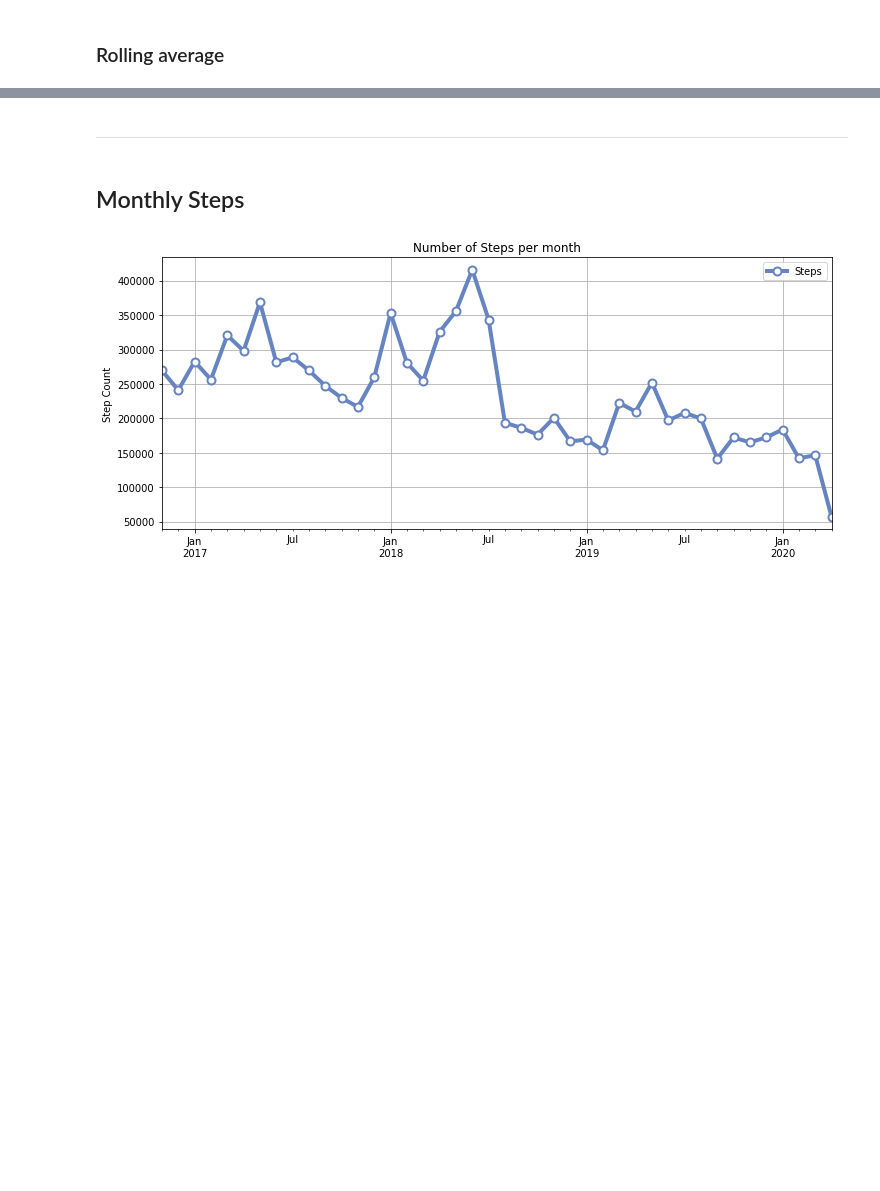
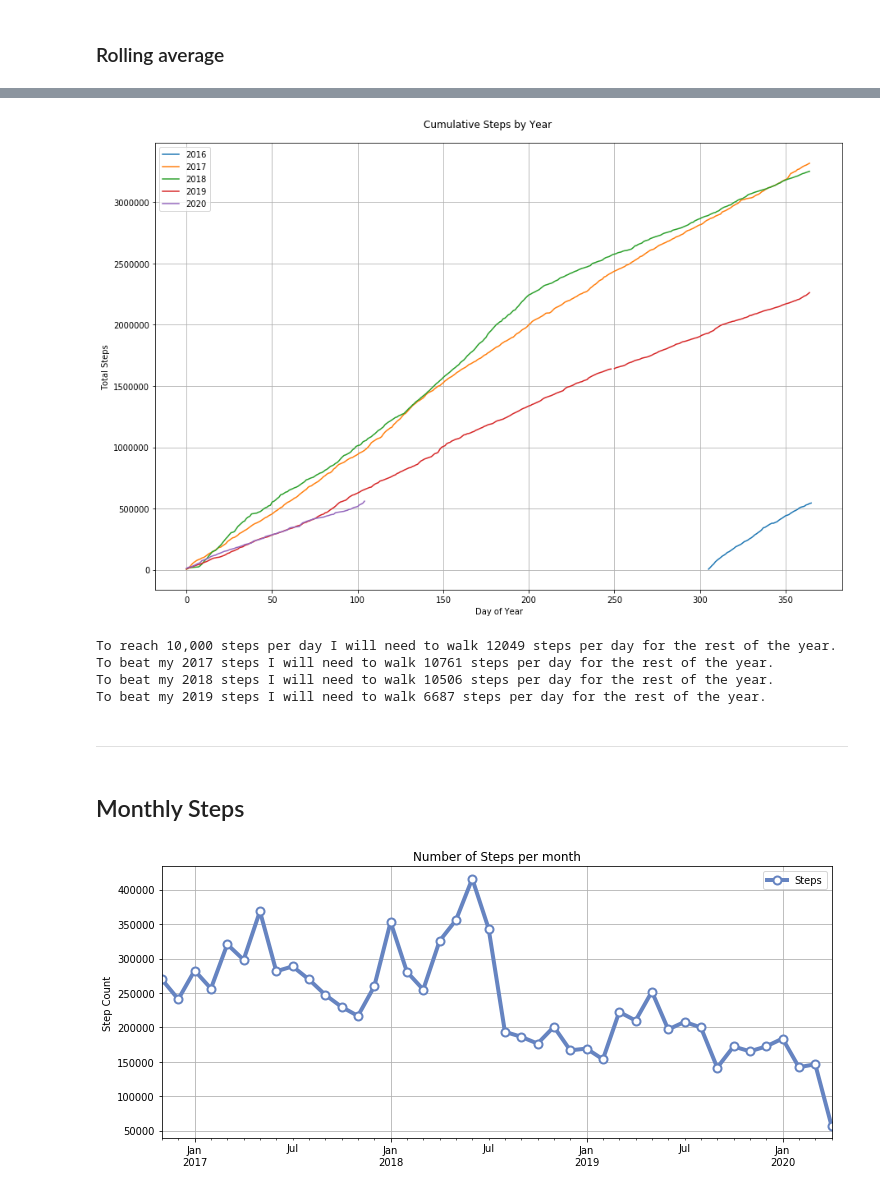
Before and after one commit to gregmames/qs_ledger, a Jupyter notebook: apple_health/apple_health_data_processor.ipynb, the cells around one changed output, grey strips where cells are left out. Saved outputs shown, nothing was run; the diff lists cells and outputs as text; code cells hidden in the pictures; blank space fills up the shorter version.

```diff
--- a/apple_health/apple_health_data_processor.ipynb
+++ b/apple_health/apple_health_data_processor.ipynb
@@ -102,9 +106,2 @@ steps_by_date = pd.concat([fb2, steps_by_date], ignore_index=True)
-# %%
-steps_by_date['RollingMeanSteps'] = steps_by_date.Steps.rolling(window=7, center=True).mean()
-
-steps_by_date=steps_by_date.dropna(axis=0)
-steps_by_date['date']=pd.to_datetime(steps_by_date['date'])
-
-# print(steps_by_date.head(10))
 # %% [markdown]
 ### Rolling average
@@ -124,3 +151,56 @@ plt.show()
+# %%
+df = steps_by_date.copy()
+df['date'] = pd.to_datetime(df['date'])
+# fb['date'] = fb['Date'].dt.strftime('%Y-%m-%d')
+# fb['year_month'] = fb['Date'].dt.strftime('%Y-%m')
+df['year'] = df['date'].dt.year
+# fb['month'] = fb['Date'].dt.month
+# fb['day'] = fb['Date'].dt.day
+# fb['dow'] = fb['Date'].dt.weekday
+df['doy'] = df['date'].dt.dayofyear
+
+steps_by_year = pd.pivot_table(df, index='doy', columns='year', values='Steps', aggfunc='sum').reset_index().rename_axis(None, axis=1)
+# steps_by_year['2016cum']=steps_by_year['2016']
+
+
+# print(steps_by_year[2016])
+
+
+plt.figure(figsize=[15,10])
+plt.suptitle('Cumulative Steps by Year', fontsize=12, y=.92)
+plt.grid(True)
+plt.plot(steps_by_year[2016].cumsum(), label='2016')
+plt.plot(steps_by_year[2017].cumsum(), label='2017')
+plt.plot(steps_by_year[2018].cumsum(), label='2018')
+plt.plot(steps_by_year[2019].cumsum(), label='2019')
+plt.plot(steps_by_year[2020].cumsum(), label='2020')
+
+plt.ylabel("Total Steps")
+plt.xlabel("Day of Year")
+plt.legend(loc=2)
+# plt.xticks(rotation=45)
+
+plt.show()
+# %% [output]
+[figure, added]
+# %%
+### Steps needed to get on track
+
+#Yearly averages
+yearly_totals=steps_by_date2['Steps'].resample('Y').sum()
+
+#Current DOY
+doy = datetime.today().timetuple().tm_yday#.strftime('%Y-%m-%d')
+
+print("To reach 10,000 steps per day I will need to walk", math.ceil((3652500-yearly_totals.iloc[-1])/(365.25-doy)), "steps per day for the rest of the year.")
+print("To beat my", yearly_totals.index[1].year,"steps I will need to walk", math.ceil((yearly_totals.iloc[1]-yearly_totals.iloc[-1])/(365.25-doy)), "steps per day for the rest of the year.")
+print("To beat my", yearly_totals.index[2].year,"steps I will need to walk", math.ceil((yearly_totals.iloc[2]-yearly_totals.iloc[-1])/(365.25-doy)), "steps per day for the rest of the year.")
+print("To beat my", yearly_totals.index[3].year,"steps I will need to walk", math.ceil((yearly_totals.iloc[3]-yearly_totals.iloc[-1])/(365.25-doy)), "steps per day for the rest of the year.")
+# %% [output]
+To reach 10,000 steps per day I will need to walk 12049 steps per day for the rest of the year.
+To beat my 2017 steps I will need to walk 10761 steps per day for the rest of the year.
+To beat my 2018 steps I will need to walk 10506 steps per day for the rest of the year.
+To beat my 2019 steps I will need to walk 6687 steps per day for the rest of the year.
 # %%
 # #Write df to csv
 # steps_by_date.to_csv("data/steps_per_day.csv", index=False)
```
Also changed, not shown: parts of 32 cells of this notebook, 4 other files.
